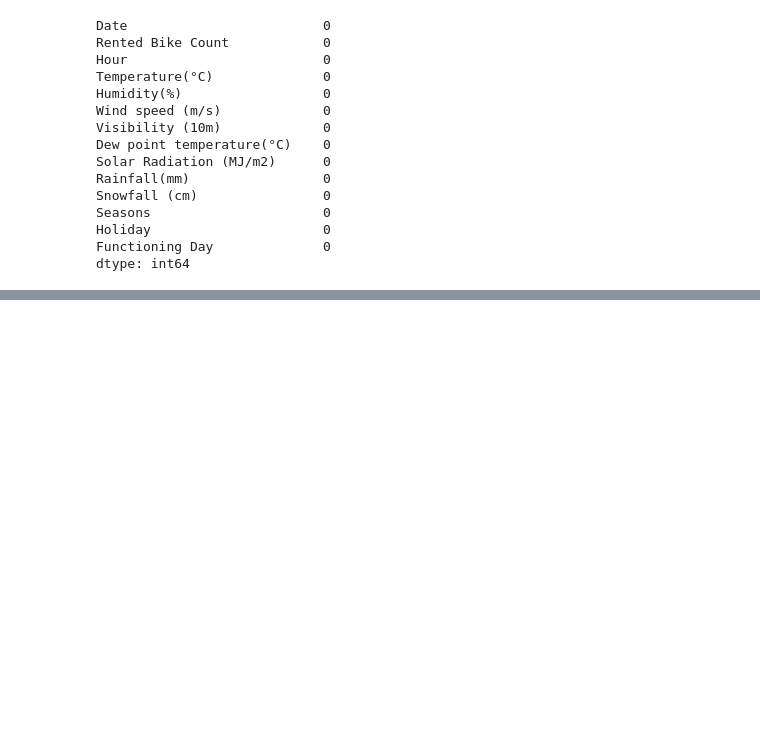
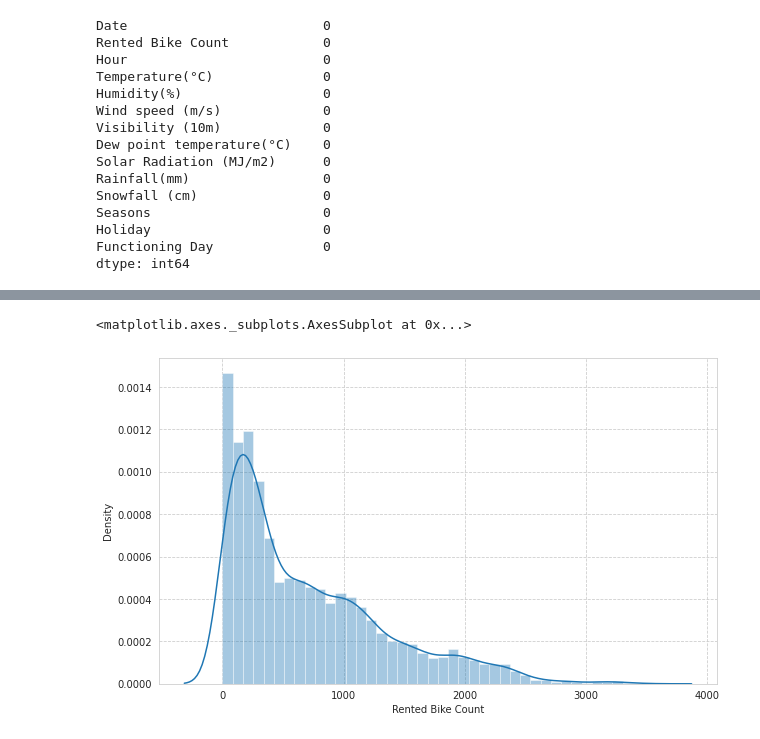
Before and after one commit to niteshavagabond/Bike-Sharing-Demand-Prediction, a Jupyter notebook: Bike_Sharing_Demand_Prediction_Capstone_Project.ipynb, the cells around one changed output, grey strips where cells are left out. Saved outputs shown, nothing was run; the diff lists cells and outputs as text; code cells hidden in the pictures; blank space fills up the shorter version.

```diff
--- a/Bike_Sharing_Demand_Prediction_Capstone_Project.ipynb
+++ b/Bike_Sharing_Demand_Prediction_Capstone_Project.ipynb
@@ -187,0 +223,7 @@ df=df.drop(columns=['Date','day_of_week'],axis=1)
+# %%
+#visualising distribution
+
+sns.distplot(df['Rented Bike Count'])
+# %% [output]
+<matplotlib.axes._subplots.AxesSubplot at 0x...>
+[figure, added]
```
Also changed, not shown: parts of 37 cells of this notebook.
